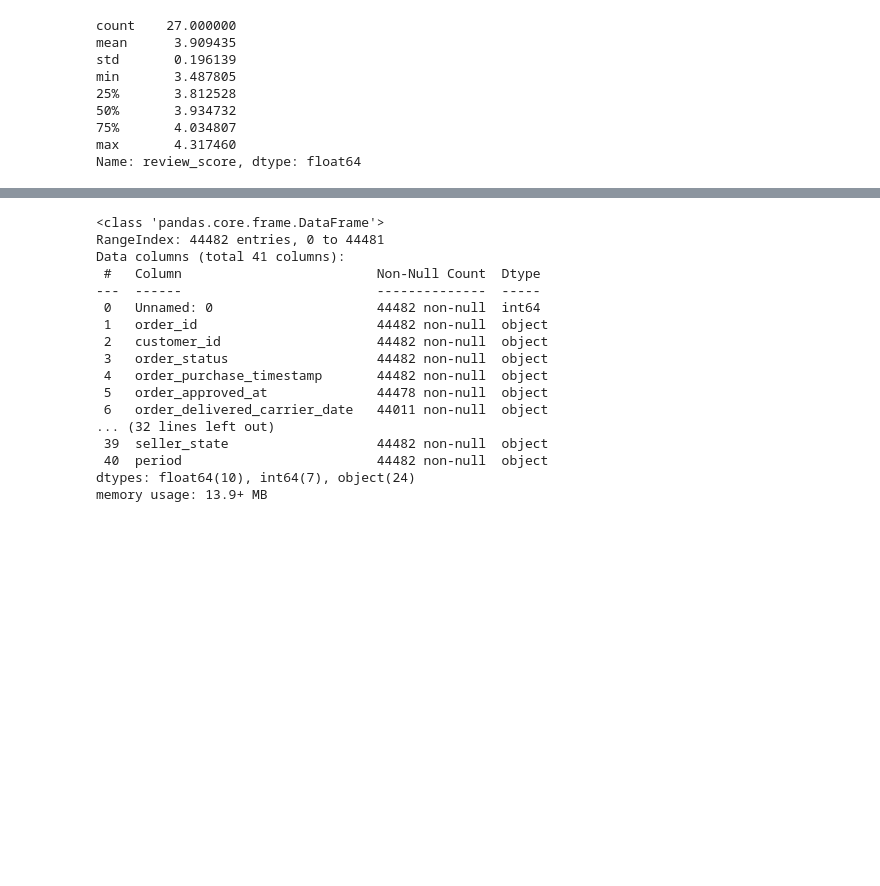
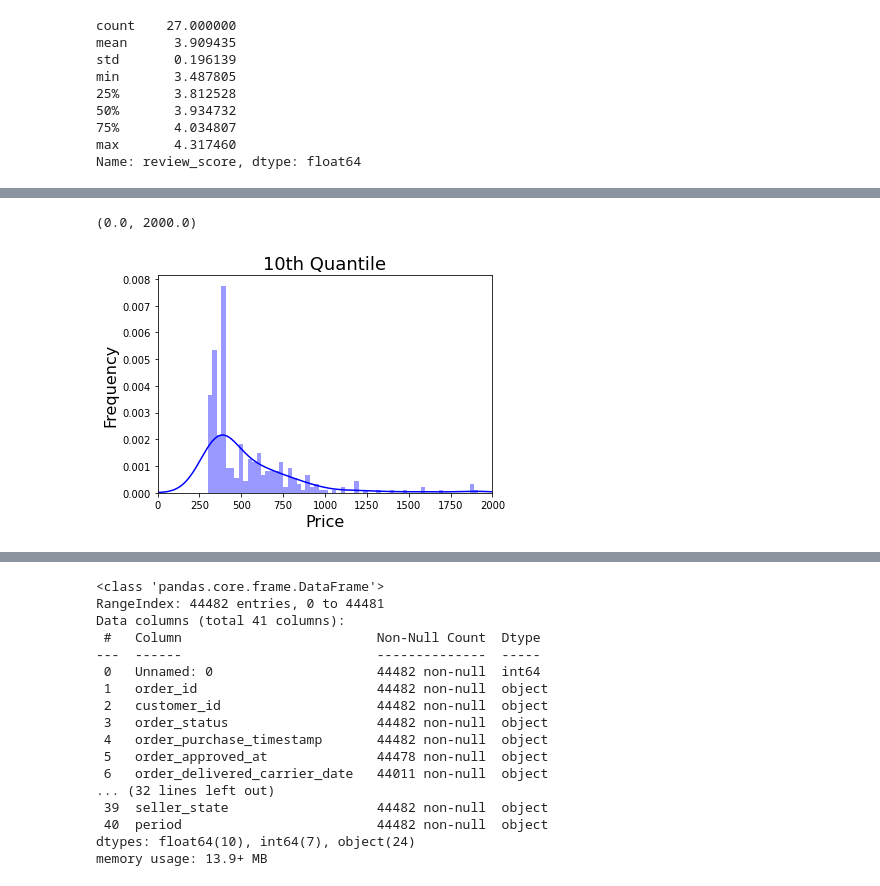
Before and after one commit to skillox1/PADSW06MDCD, a Jupyter notebook: Projeto_integrador.ipynb, the cells around one changed output, grey strips where cells are left out. Cells and saved outputs as stored; diff of their text form; code cells hidden in the pictures; blank space fills up the shorter version.

```diff
--- a/Projeto_integrador.ipynb
+++ b/Projeto_integrador.ipynb
@@ -682,0 +761,24 @@ Timedelta('-12 days +21:39:37.716517652')
+# %%
+q_2 = lowdf.quantile([0.00, 0.10, 0.20, 0.30, 0.40, 0.50,0.60,0.70,0.80,0.9,1.00])
+
+col = "price"
+
+q1_10 = lowdf[((lowdf[col]>=q_2[col][0.00]) & (lowdf[col]<q_2[col][0.10]))]
+q2_10 = lowdf[((lowdf[col]>=q_2[col][0.10]) & (lowdf[col]<q_2[col][0.20]))]
+q3_10 = lowdf[((lowdf[col]>=q_2[col][0.20]) & (lowdf[col]<q_2[col][0.30]))]
+q4_10 = lowdf[((lowdf[col]>=q_2[col][0.30]) & (lowdf[col]<q_2[col][0.40]))]
+q5_10 = lowdf[((lowdf[col]>=q_2[col][0.40]) & (lowdf[col]<q_2[col][0.50]))]
+q6_10 = lowdf[((lowdf[col]>=q_2[col][0.50]) & (lowdf[col]<q_2[col][0.60]))]
+q7_10 = lowdf[((lowdf[col]>=q_2[col][0.60]) & (lowdf[col]<q_2[col][0.70]))]
+q8_10 = lowdf[((lowdf[col]>=q_2[col][0.70]) & (lowdf[col]<q_2[col][0.80]))]
+q9_10 = lowdf[((lowdf[col]>=q_2[col][0.80]) & (lowdf[col]<q_2[col][0.90]))]
+q10_10 = lowdf[((lowdf[col]>=q_2[col][0.90]) & (lowdf[col]<=q_2[col][1.00]))]
+# %%
+sns.distplot(q10_10['price'], kde=True, color='blue', bins=100)
+plt.title('10th Quantile', fontsize=18)
+plt.xlabel('Price', fontsize=16)
+plt.ylabel('Frequency', fontsize=16)
+plt.xlim(0,2000)
+# %% [output]
+(0.0, 2000.0)
+[figure, added]
```
Also changed, not shown: parts of 20 cells of this notebook.
